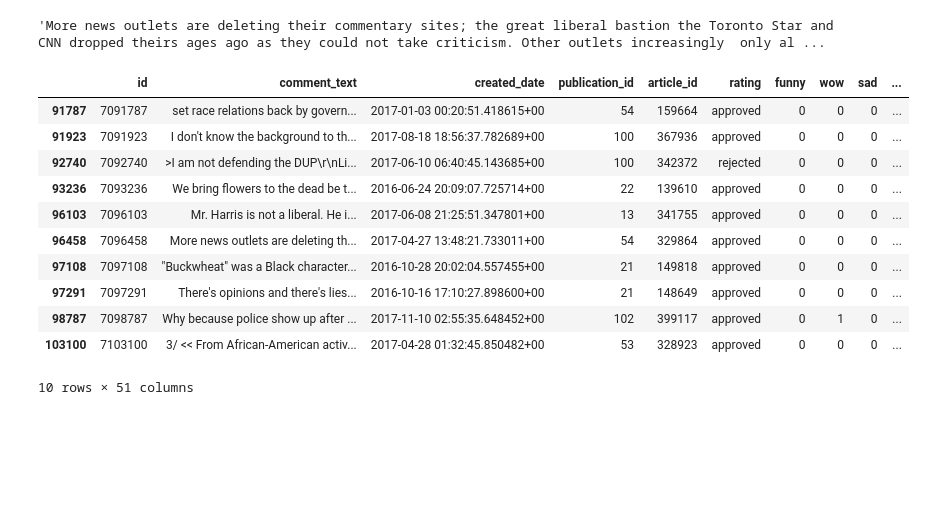
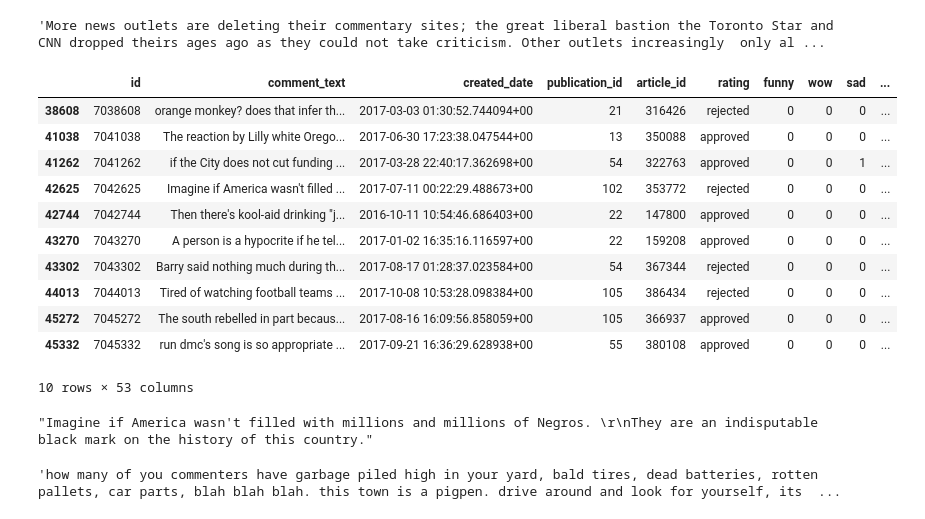
Before and after one commit to GovindSuresh/reducing-bias-in-toxicity-classification, a Jupyter notebook: ML_models.ipynb, the cells around one changed output. Cells and saved outputs as stored; diff of their text form; code cells hidden in the pictures; blank space fills up the shorter version.

Commit message:
updated NN_model and ML model ipynbs. Final flask app python script to run webapp. Updated html for front end website. Added various other resources for the website

```diff
--- a/ML_models.ipynb
+++ b/ML_models.ipynb
@@ -473,0 +548,11 @@ reduced_grid_svm = reduced_grid_svm.fit(reduced_df['comment_text_clean_detokeniz
+# %%
+%%time
+#as we aren't using gridsearch, we will need to directly transform the train and test features using the
+#tfidf vectorizer
+X_train = tfid_vec_2.transform(train_df['comment_text_clean_detokenize'])
+X_test = tfid_vec_2.transform(test_df['comment_text_clean_detokenize'])
+
+#instantiate XGB Classfier with parameters learned from earlier
+XGB_model = XGBClassifier(max_depth =3, learning_rate=0.45, min_child_weight=3, gamma=0.4)
+# Fit model on training set
+XGB_model.fit(X_train, y_train)
@@ -502,9 +578,9 @@ test_accuracy = fittedgrid_svc.score(test_df['comment_text_clean_detokenize'], y
 # %%
 # predict train and test values
-y_train_pred = fittedgrid_svc.predict(train_df['comment_text_clean_detokenize'])
-y_test_pred = fittedgrid_svc.predict(test_df['comment_text_clean_detokenize'])
+y_train_pred = XGB_model.predict(X_train)
+y_test_pred = XGB_model.predict(X_test)
 
-y_train_pred_prob = fittedgrid_svc.predict_proba(train_df['comment_text_clean_detokenize'])
-y_test_pred_prob = fittedgrid_svc.predict_proba(test_df['comment_text_clean_detokenize'])
+y_train_pred_prob_xgb = XGB_model.predict_proba(X_train)
+y_test_pred_prob_xgb = XGB_model.predict_proba(X_test)
 # %%
 # store the precision, recall, and f1 score for later and print the classification report
@@ -517,10 +622,10 @@ display(classification_report(y_test, y_test_pred))
 # Append preds and probabilities to train and valid dfs
 
 
-train_df['Prediction_svc'] = y_train_pred
-train_df['Prediction_probability_svc'] = y_train_pred_prob[:, 1]
-test_df['Prediction_svc'] = y_test_pred
-test_df['Prediction_probability_svc'] = y_test_pred_prob[:, 1]
+train_df['Prediction_xgb'] = y_train_pred
+train_df['Prediction_probability_xgb'] = y_train_pred_prob[:, 1]
+test_df['Prediction_xgb'] = y_test_pred
+test_df['Prediction_probability_xgb'] = y_test_pred_prob[:, 1]
 # %%
 # Generate the AUC metrics
 
@@ -647,8 +756,8 @@ joblib.dump(RF_model, 'saved_models/best_RF.pkl')
 ['saved_models/best_RF.pkl']
 # %%
 # predict train and test values
-y_train_pred = RF_model.predict(X_train)
-y_test_pred = RF_model.predict(X_test)
+#y_train_pred = RF_model.predict(X_train)
+#y_test_pred = RF_model.predict(X_test)
 
-y_train_pred_prob = RF_model.predict_proba(X_train)
-y_test_pred_prob = RF_model.predict_proba(X_test)
+#y_train_pred_prob_rf = RF_model.predict_proba(X_train)
+y_test_pred_prob_rf = RF_model.predict_proba(X_test)
@@ -898,17 +1076,25 @@ text4
 # %% [output]
 'More news outlets are deleting their commentary sites; the great liberal bastion the Toronto Star and CNN dropped theirs ages ago as they could not take criticism. Other outlets increasingly  only al ...
 # %%
-test_df[(test_df['target'] == 0) & (test_df['Prediction_log'] == 1) & (test_df['black']==1)].iloc[60:70]
+test_df[(test_df['target'] == 1) & (test_df['Prediction_log'] == 1) & (test_df['black']==1)].iloc[60:70]
 # %% [output]
 |  | id | comment_text | created_date | publication_id | article_id | rating | funny | wow | sad | ... |
-| 91787 | 7091787 | set race relations back by govern... | 2017-01-03 00:20:51.418615+00 | 54 | 159664 | approved | 0 | 0 | 0 | ... |
-| 91923 | 7091923 | I don't know the background to th... | 2017-08-18 18:56:37.782689+00 | 100 | 367936 | approved | 0 | 0 | 0 | ... |
-| 92740 | 7092740 | >I am not defending the DUP\r\nLi... | 2017-06-10 06:40:45.143685+00 | 100 | 342372 | rejected | 0 | 0 | 0 | ... |
-| 93236 | 7093236 | We bring flowers to the dead be t... | 2016-06-24 20:09:07.725714+00 | 22 | 139610 | approved | 0 | 0 | 0 | ... |
-| 96103 | 7096103 | Mr. Harris is not a liberal. He i... | 2017-06-08 21:25:51.347801+00 | 13 | 341755 | approved | 0 | 0 | 0 | ... |
-| 96458 | 7096458 | More news outlets are deleting th... | 2017-04-27 13:48:21.733011+00 | 54 | 329864 | approved | 0 | 0 | 0 | ... |
-| 97108 | 7097108 | "Buckwheat" was a Black character... | 2016-10-28 20:02:04.557455+00 | 21 | 149818 | approved | 0 | 0 | 0 | ... |
-| 97291 | 7097291 | There's opinions and there's lies... | 2016-10-16 17:10:27.898600+00 | 21 | 148649 | approved | 0 | 0 | 0 | ... |
-| 98787 | 7098787 | Why because police show up after ... | 2017-11-10 02:55:35.648452+00 | 102 | 399117 | approved | 0 | 1 | 0 | ... |
-| 103100 | 7103100 | 3/ << From African-American activ... | 2017-04-28 01:32:45.850482+00 | 53 | 328923 | approved | 0 | 0 | 0 | ... |
+| 38608 | 7038608 | orange monkey? does that infer th... | 2017-03-03 01:30:52.744094+00 | 21 | 316426 | rejected | 0 | 0 | 0 | ... |
+| 41038 | 7041038 | The reaction by Lilly white Orego... | 2017-06-30 17:23:38.047544+00 | 13 | 350088 | approved | 0 | 0 | 0 | ... |
+| 41262 | 7041262 | if the City does not cut funding ... | 2017-03-28 22:40:17.362698+00 | 54 | 322763 | approved | 0 | 0 | 1 | ... |
+| 42625 | 7042625 | Imagine if America wasn't filled ... | 2017-07-11 00:22:29.488673+00 | 102 | 353772 | rejected | 0 | 0 | 0 | ... |
+| 42744 | 7042744 | Then there's kool-aid drinking "j... | 2016-10-11 10:54:46.686403+00 | 22 | 147800 | approved | 0 | 0 | 0 | ... |
+| 43270 | 7043270 | A person is a hypocrite if he tel... | 2017-01-02 16:35:16.116597+00 | 22 | 159208 | approved | 0 | 0 | 0 | ... |
+| 43302 | 7043302 | Barry said nothing much during th... | 2017-08-17 01:28:37.023584+00 | 54 | 367344 | rejected | 0 | 0 | 0 | ... |
+| 44013 | 7044013 | Tired of watching football teams ... | 2017-10-08 10:53:28.098384+00 | 105 | 386434 | rejected | 0 | 0 | 0 | ... |
+| 45272 | 7045272 | The south rebelled in part becaus... | 2017-08-16 16:09:56.858059+00 | 105 | 366937 | approved | 0 | 0 | 0 | ... |
+| 45332 | 7045332 | run dmc's song is so appropriate ... | 2017-09-21 16:36:29.628938+00 | 55 | 380108 | approved | 0 | 0 | 0 | ... |
-10 rows × 51 columns
+10 rows × 53 columns
+# %%
+test_df.loc[42625,'comment_text']
+# %% [output]
+"Imagine if America wasn't filled with millions and millions of Negros. \r\nThey are an indisputable black mark on the history of this country."
+# %%
+test_df.loc[4, 'comment_text']
+# %% [output]
+'how many of you commenters have garbage piled high in your yard, bald tires, dead batteries, rotten pallets, car parts, blah blah blah. this town is a pigpen. drive around and look for yourself, its  ...
```
Also changed, not shown: parts of 37 cells of this notebook, 9 other files.
